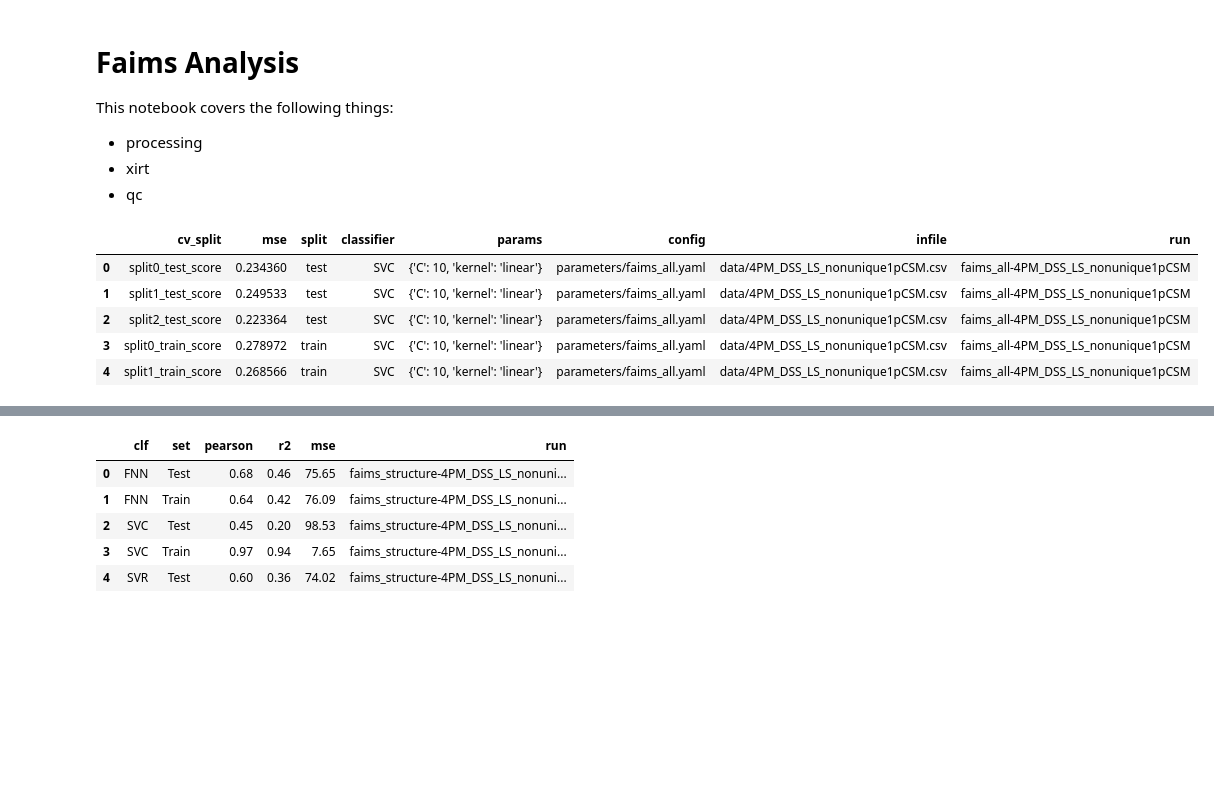
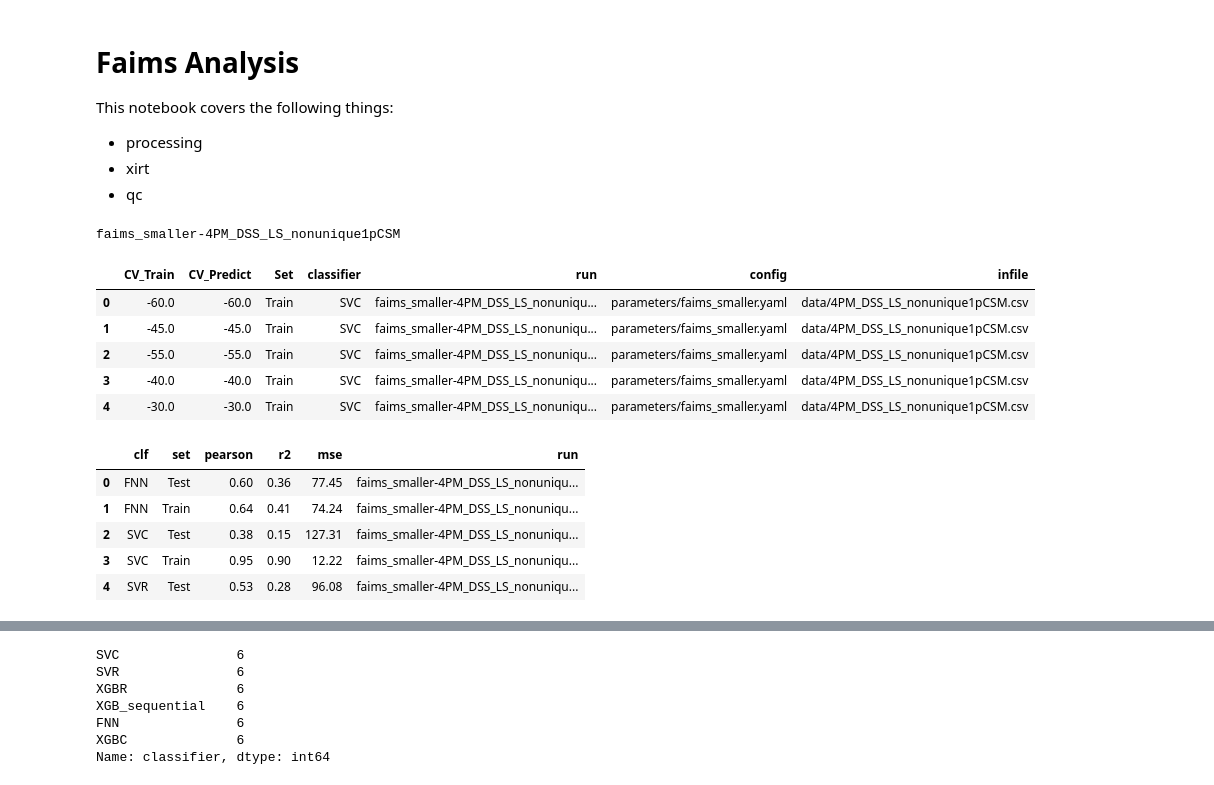
Before and after one commit to harel-coffee/xiFAIMS-auto, a Jupyter notebook: notebooks/xifaims_summary.ipynb, the cells around one changed output, grey strips where cells are left out. Saved outputs shown, nothing was run; the diff lists cells and outputs as text; code cells hidden in the pictures; blank space fills up the shorter version.

```diff
--- a/notebooks/xifaims_summary.ipynb
+++ b/notebooks/xifaims_summary.ipynb
@@ -18,15 +28,29 @@ import os
 # %%
-name = "faims_structure-4PM_DSS_LS_nonunique1pCSM"
-outdir = r'..\results\faims_all-4PM_DSS_LS_nonunique1pCSM\\'
-outdir = r'..\results\\faims_structure-4PM_DSS_LS_nonunique1pCSM\\'
-metrics_df = pd.read_csv(os.path.join(outdir,r'{}_all_metrics.csv'.format(name)), index_col=0)
-predictions_df = pd.read_csv(os.path.join(outdir,r'{}_summary_CV.csv'.format(name)), index_col=0)
-summary_df = pd.read_csv(os.path.join(outdir,r'{}_summary_predictions.csv'.format(name)), index_col=0)
-clf_df.head()
+option = "minimal"
+option = "smaller"
+#option = "small"
+#option = "structure"
+name = f"faims_{option}-4PM_DSS_LS_nonunique1pCSM"
+outdir = fr'..\results\\faims_{option}-4PM_DSS_LS_nonunique1pCSM\\'
+metrics_df = pd.read_csv(os.path.join(outdir,r'{}_all_metrics.csv'.format(name)), index_col=0).round(2)
+predictions_df = pd.read_csv(os.path.join(outdir,r'{}_summary_CV.csv'.format(name)), index_col=0).round(2)
+summary_df = pd.read_csv(os.path.join(outdir,r'{}_summary_predictions.csv'.format(name)), index_col=0).round(2)
+print(name)
+display(predictions_df.head())
+display(summary_df.head())
+display(metrics_df.head())
+print(metrics_df["classifier"].value_counts())
 # %% [output]
+faims_smaller-4PM_DSS_LS_nonunique1pCSM
-|  | cv_split | mse | split | classifier | params | config | infile | run |
-| 0 | split0_test_score | 0.234360 | test | SVC | {'C': 10, 'kernel': 'linear'} | parameters/faims_all.yaml | data/4PM_DSS_LS_nonunique1pCSM.csv | faims_all-4PM_DSS_LS_nonunique1pCSM |
-| 1 | split1_test_score | 0.249533 | test | SVC | {'C': 10, 'kernel': 'linear'} | parameters/faims_all.yaml | data/4PM_DSS_LS_nonunique1pCSM.csv | faims_all-4PM_DSS_LS_nonunique1pCSM |
-| 2 | split2_test_score | 0.223364 | test | SVC | {'C': 10, 'kernel': 'linear'} | parameters/faims_all.yaml | data/4PM_DSS_LS_nonunique1pCSM.csv | faims_all-4PM_DSS_LS_nonunique1pCSM |
-| 3 | split0_train_score | 0.278972 | train | SVC | {'C': 10, 'kernel': 'linear'} | parameters/faims_all.yaml | data/4PM_DSS_LS_nonunique1pCSM.csv | faims_all-4PM_DSS_LS_nonunique1pCSM |
-| 4 | split1_train_score | 0.268566 | train | SVC | {'C': 10, 'kernel': 'linear'} | parameters/faims_all.yaml | data/4PM_DSS_LS_nonunique1pCSM.csv | faims_all-4PM_DSS_LS_nonunique1pCSM |
+|  | CV_Train | CV_Predict | Set | classifier | run | config | infile |
+| 0 | -60.0 | -60.0 | Train | SVC | faims_smaller-4PM_DSS_LS_nonuniqu... | parameters/faims_smaller.yaml | data/4PM_DSS_LS_nonunique1pCSM.csv |
+| 1 | -45.0 | -45.0 | Train | SVC | faims_smaller-4PM_DSS_LS_nonuniqu... | parameters/faims_smaller.yaml | data/4PM_DSS_LS_nonunique1pCSM.csv |
+| 2 | -55.0 | -55.0 | Train | SVC | faims_smaller-4PM_DSS_LS_nonuniqu... | parameters/faims_smaller.yaml | data/4PM_DSS_LS_nonunique1pCSM.csv |
+| 3 | -40.0 | -40.0 | Train | SVC | faims_smaller-4PM_DSS_LS_nonuniqu... | parameters/faims_smaller.yaml | data/4PM_DSS_LS_nonunique1pCSM.csv |
+| 4 | -30.0 | -30.0 | Train | SVC | faims_smaller-4PM_DSS_LS_nonuniqu... | parameters/faims_smaller.yaml | data/4PM_DSS_LS_nonunique1pCSM.csv |
+|  | clf | set | pearson | r2 | mse | run |
+| 0 | FNN | Test | 0.60 | 0.36 | 77.45 | faims_smaller-4PM_DSS_LS_nonuniqu... |
+| 1 | FNN | Train | 0.64 | 0.41 | 74.24 | faims_smaller-4PM_DSS_LS_nonuniqu... |
+| 2 | SVC | Test | 0.38 | 0.15 | 127.31 | faims_smaller-4PM_DSS_LS_nonuniqu... |
+| 3 | SVC | Train | 0.95 | 0.90 | 12.22 | faims_smaller-4PM_DSS_LS_nonuniqu... |
+| 4 | SVR | Test | 0.53 | 0.28 | 96.08 | faims_smaller-4PM_DSS_LS_nonuniqu... |
@@ -33,9 +63,7 @@ clf_df.head()
+SVC               6
+SVR               6
+XGBR              6
+XGB_sequential    6
+FNN               6
+XGBC              6
+Name: classifier, dtype: int64
-# %%
-summary_df.head()
-# %% [output]
-|  | clf | set | pearson | r2 | mse | run |
-| 0 | FNN | Test | 0.68 | 0.46 | 75.65 | faims_structure-4PM_DSS_LS_nonuni... |
-| 1 | FNN | Train | 0.64 | 0.42 | 76.09 | faims_structure-4PM_DSS_LS_nonuni... |
-| 2 | SVC | Test | 0.45 | 0.20 | 98.53 | faims_structure-4PM_DSS_LS_nonuni... |
-| 3 | SVC | Train | 0.97 | 0.94 | 7.65 | faims_structure-4PM_DSS_LS_nonuni... |
-| 4 | SVR | Test | 0.60 | 0.36 | 74.02 | faims_structure-4PM_DSS_LS_nonuni... |
```
Also changed, not shown: parts of 10 cells of this notebook, 4 other files.
